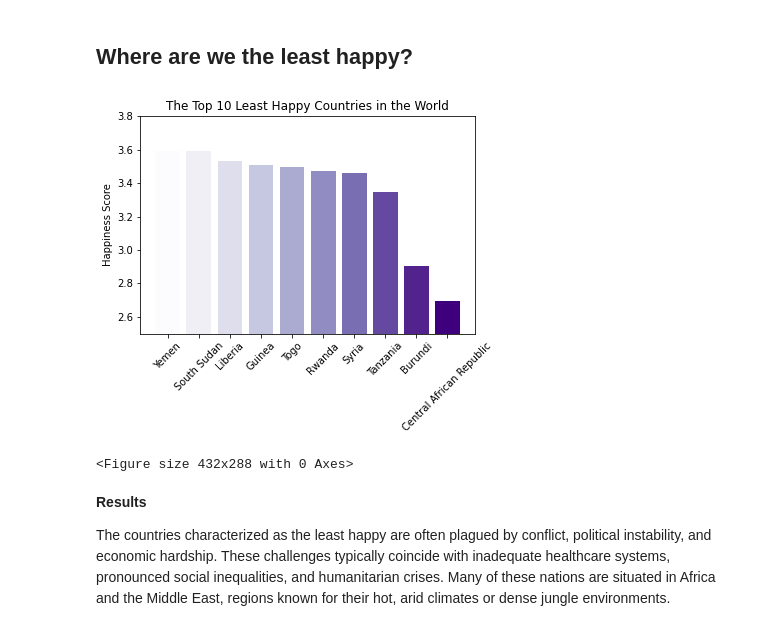
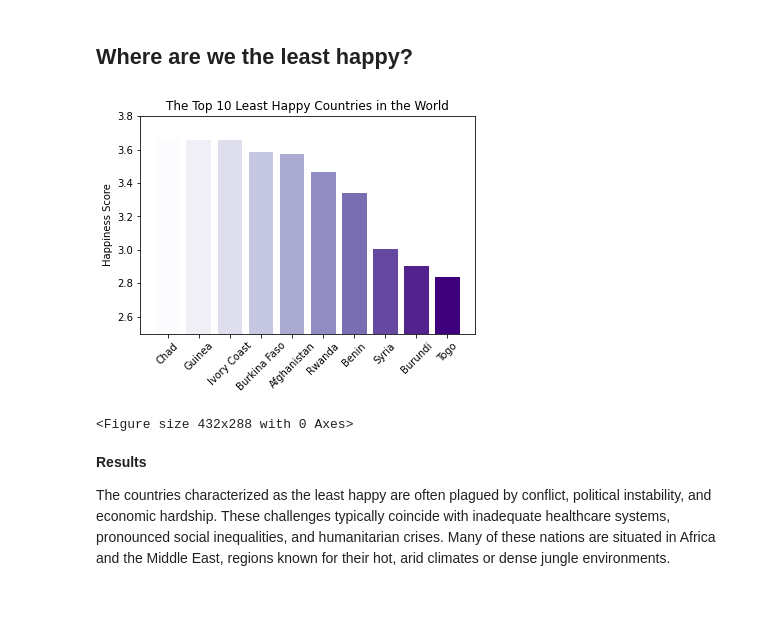
Before and after one commit to kyleyoshimoto/Happiness-EDA, a Jupyter notebook: Happiness2015-EDA.ipynb, the cells around one changed output. Cells and saved outputs as stored; diff of their text form; code cells hidden in the pictures; blank space fills up the shorter version.

```diff
--- a/Happiness2017-EDA-Copy1.ipynb
+++ b/Happiness2015-EDA.ipynb
@@ -109,21 +109,21 @@ We can spot a pattern of the happiest counties being well-developed nations with
 # %%
 cmap_p = plt.cm.get_cmap('Purples', 10)
 
-plt.bar(range(10), happy2017["Happiness.Score"][happy2017["Happiness.Rank"] > (len(happy2017) - 10)], color=[cmap_p(i) for i in range(10)])
+plt.bar(range(10), happy2015["Happiness Score"][happy2015["Happiness Rank"] > (len(happy2015) - 10)], color=[cmap_p(i) for i in range(10)])
 
 ax = plt.subplot()
 ax.set_xticks(range(10))
-ax.set_xticklabels(happy2017["Country"][happy2017["Happiness.Rank"] > (len(happy2017) - 10)])
+ax.set_xticklabels(happy2015["Country"][happy2015["Happiness Rank"] > (len(happy2015) - 10)])
 plt.ylim(2.5, 3.8)
 plt.xticks(rotation = 45)
 
 plt.title("The Top 10 Least Happy Countries in the World")
 plt.ylabel("Happiness Score")
 
 plt.show()
 plt.clf()
 # %% [output]
-[figure, old version]
+[figure, new version]
 <Figure size 432x288 with 0 Axes>
 # %% [markdown]
 **Results**
```
Also changed, not shown: parts of 4 cells of this notebook.
